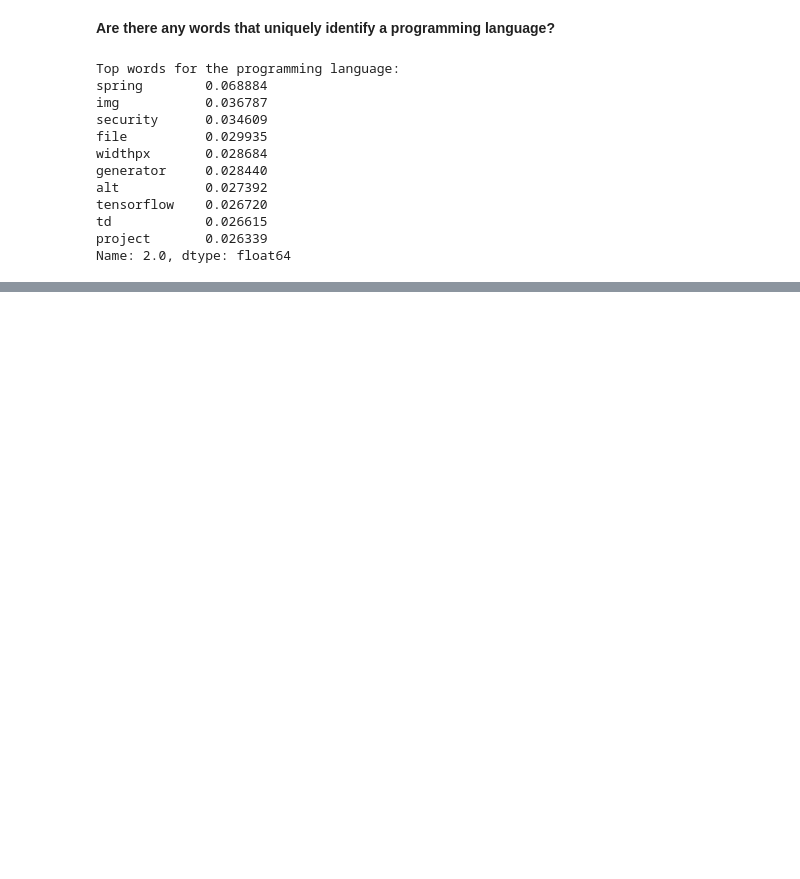
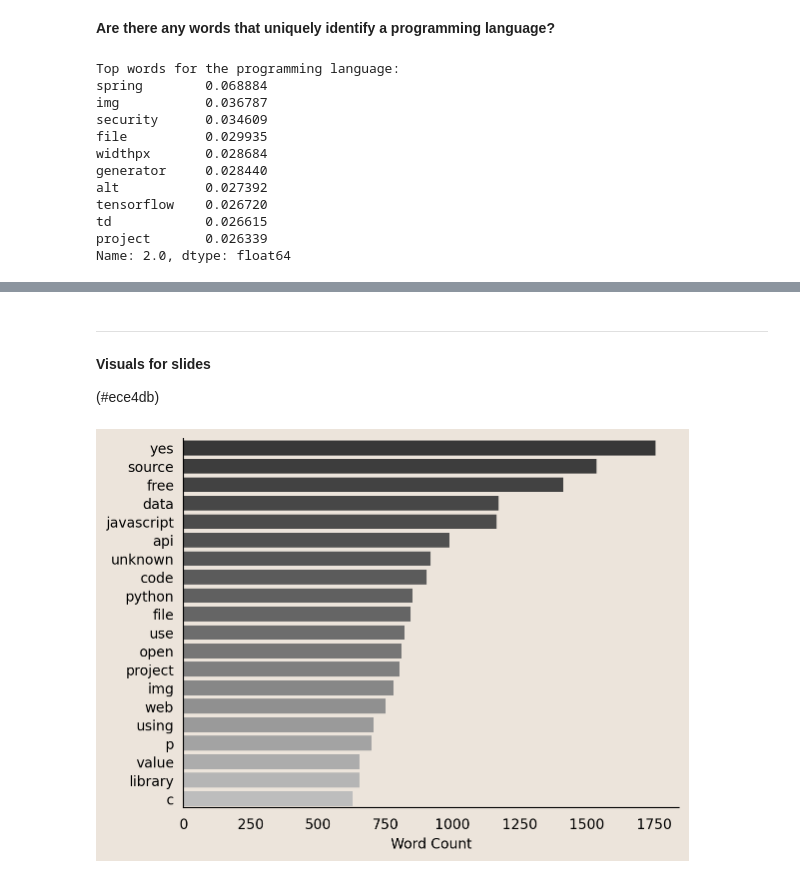
Before and after one commit to NLP-Operation-Repo/NLP-Operation-Repo, a Jupyter notebook: reyes_workbook/Explore.ipynb, the cells around one changed output, grey strips where cells are left out. Drawn from its saved outputs; the diff is of its cells as text; code cells hidden in the pictures; blank space fills up the shorter version.

```diff
--- a/reyes_workbook/Explore.ipynb
+++ b/reyes_workbook/Explore.ipynb
@@ -168,0 +192,2 @@ else:
+# %%
+run_anova_test_for_readme_length(df)
@@ -376,0 +424,41 @@ Name: 2.0, dtype: float64
+# %% [markdown]
+---
+**Visuals for slides**
+
+(\#ece4db)
+# %%
+def find_most_common_words(df,
+                           language = 'all',
+                           stem_or_lem = 'lemmatize',
+                           num_words = 20,
+                           plot = True):
+
+    df = df[df['target']==language] if type(language) == int else df
+    all_readme_contents = ' '.join(df[stem_or_lem])
+    tokens = word_tokenize(all_readme_contents)
+    word_counts = Counter(tokens)
+    most_common_words = word_counts.most_common(num_words)
+
+    if plot:
+        colors = sns.color_palette("Greys_d", len(most_common_words))[::-1]
+        sns.barplot(y = [word_freqs[0] for word_freqs in most_common_words],
+                    x = [word_freqs[1] for word_freqs in most_common_words],
+                    palette=colors)
+        language_titles = {1: 'Python', 2: 'Javascript', 0: 'Other'}
+
+        lang_title = language_titles.get(language, 'All')
+
+        fig = plt.gcf()
+        fig.set_facecolor('#ece4db')
+        ax = plt.gca()
+        ax.set_facecolor('#ece4db')
+        plt.tick_params(axis='both', left=False, bottom=False)
+        plt.xlabel('Word Count')
+        sns.despine()
+        plt.show()
+
+    return most_common_words
+
+find_most_common_words(df);
+# %% [output]
+[figure, added]
```
Also changed, not shown: parts of 18 cells of this notebook, 5 other files.
